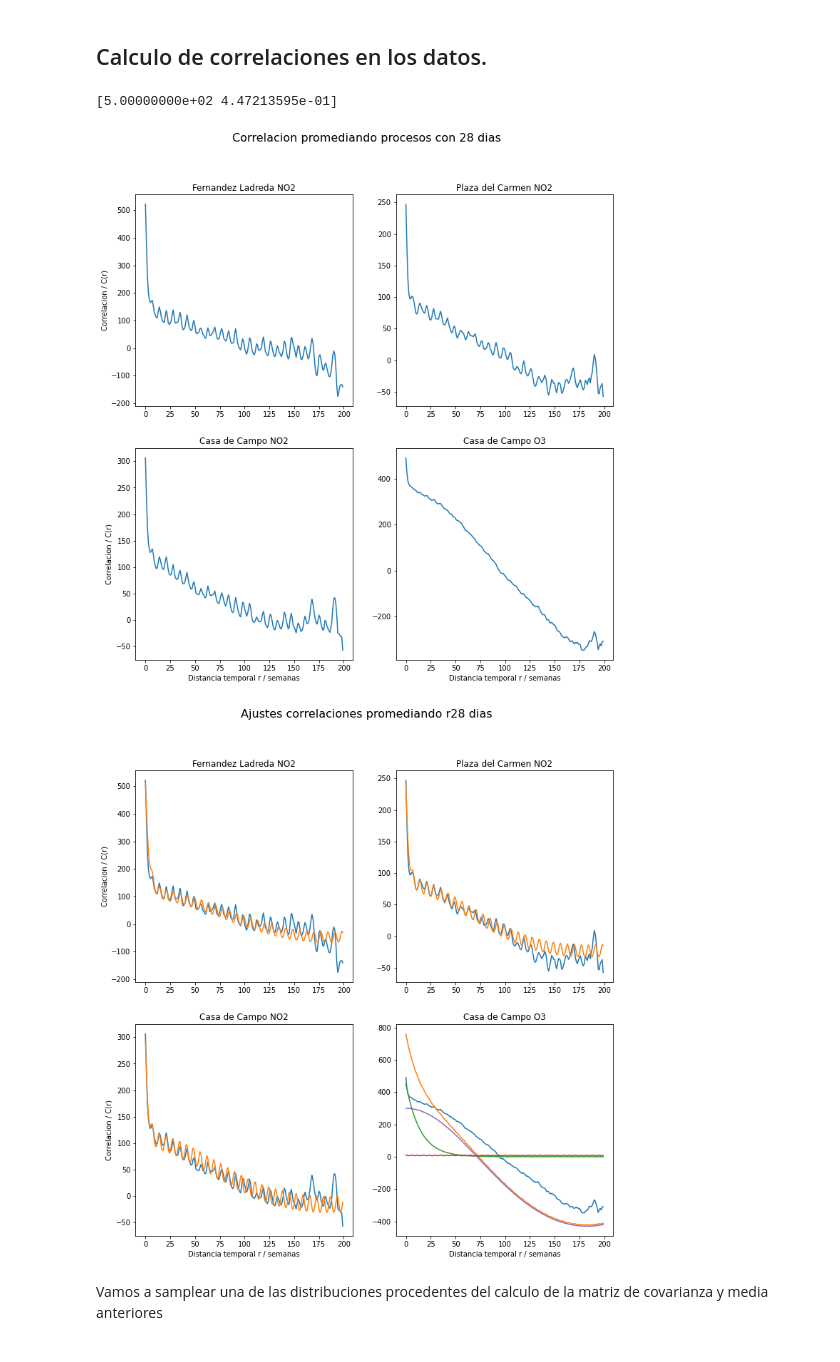
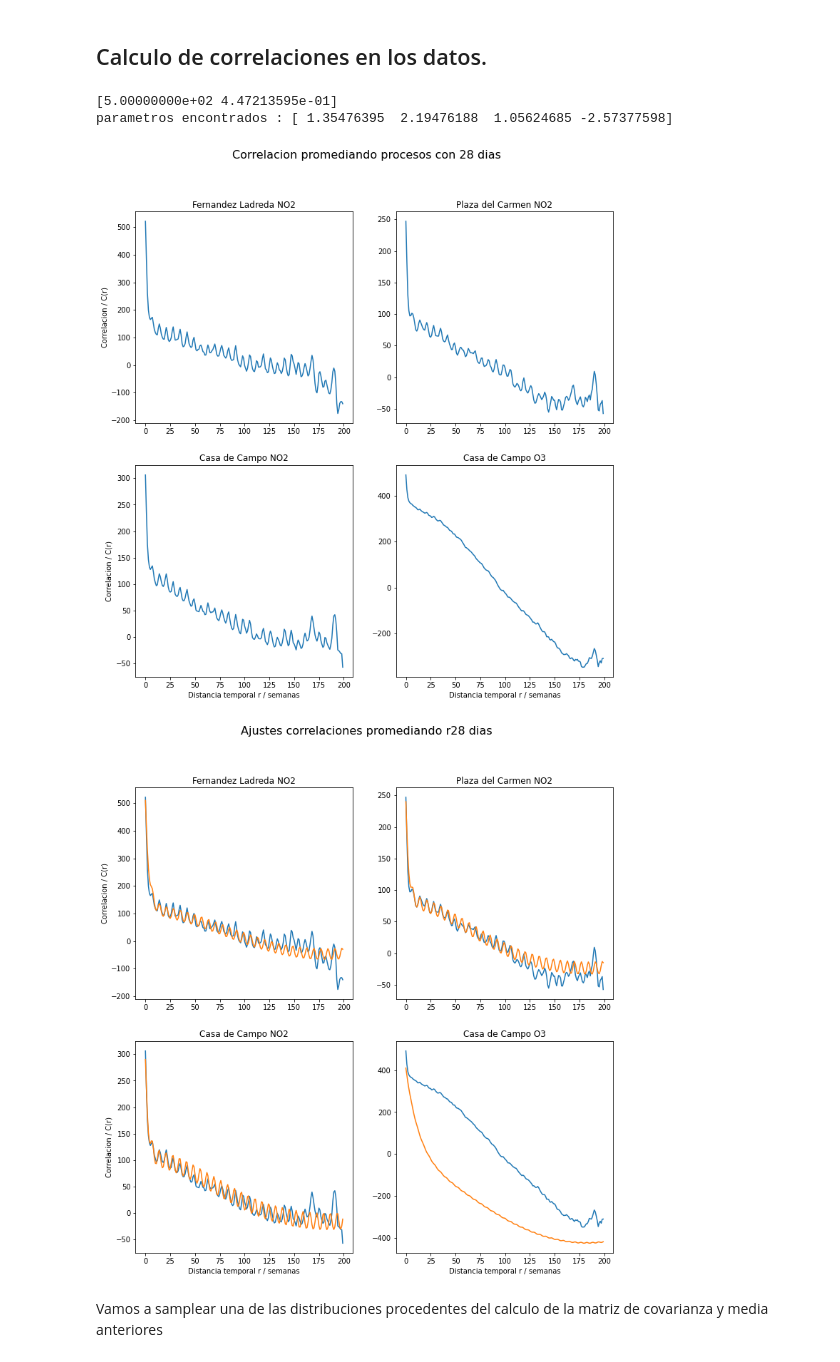
Before and after one commit to juanlu29/juanlu29, a Jupyter notebook: preprocesadoDatosContaminacionMadrid.ipynb, the cells around one changed output. Drawn from its saved outputs; the diff is of its cells as text; code cells hidden in the pictures.

```diff
--- a/preprocesadoDatosContaminacionMadrid.ipynb
+++ b/preprocesadoDatosContaminacionMadrid.ipynb
@@ -446,11 +446,11 @@ ajuste_cpno2 = ajuste_cpno2_0 + ajuste_cpno2_1 + ajuste_cpno2_2
 
 #ajuste_cpno2 +=  objective1(aproximacion1_x, 100., 1./4., 13.,0.)
 print(popt)
-ajuste_cpo3_0 =  objective(aproximacion1_x, 450., 0., 1./3.8)
+ajuste_cpo3_0 =  objective(aproximacion1_x, 500., 0., 1./3.8)
 
 ajuste_cpo3_1 = objective1(aproximacion1_x, 10., 1./4., 13.1,0.)
 
-ajuste_cpo3_2 = objective2(aproximacion1_x, 1500., 1./3., np.pi/365.,-1200.)
+ajuste_cpo3_2 = objective2(aproximacion1_x, 680., 1./3., np.pi/365.,-780.)
 
 ajuste_cpo3 = ajuste_cpo3_0 + ajuste_cpo3_1 + ajuste_cpo3_2
 
@@ -458,13 +458,12 @@ ajuste_cpo3 = ajuste_cpo3_0 + ajuste_cpo3_1 + ajuste_cpo3_2
 #oscilaciones = correlaciones_56NO2_r28.CorrEstProm - ajuste_fl
 
 # curve fi
-#popt, _ = curve_fit(objective1, np.arange(p28),correlaciones_03O3_r28.CorrEstProm, jac=jacobiano1 )
+popt, _ = curve_fit(objective2, np.arange(p28),correlaciones_03O3_r28.CorrEstProm, bounds = ((0,1e-10,np.pi/200,-np.inf),(np.inf,np.inf,np.inf,0.)), jac=jacobiano2 )
 # summarize the parameter values
-#b, l2, omega1, d = popt
-#print("parametros encontrados :",popt)
+b, l2, omega2, d = popt
+print("parametros encontrados :",popt)
 
-#ajuste_cpo3 =  prueba(aproximacion1_x, a, d, l1, b, l2, omega, c, l3, omega2)
-#ajuste = ajuste_fl + ajuste_fl_2
+#ajuste_cpo3 =  objective2(aproximacion1_x, b, l2, omega2, d)
 
 ax11b.plot(r28,correlaciones_56NO2_r28.CorrEstProm)
 
@@ -512,9 +511,9 @@ ax21b_j.plot(aproximacion1_x,ajuste_cpno2)
 
 ax22b_j.plot(r28,correlaciones_03O3_r28.CorrEstProm)
 ax22b_j.plot(aproximacion1_x,ajuste_cpo3)
-ax22b_j.plot(aproximacion1_x,ajuste_cpo3_0)
-ax22b_j.plot(aproximacion1_x,ajuste_cpo3_1)
-ax22b_j.plot(aproximacion1_x,ajuste_cpo3_2)
+#ax22b_j.plot(aproximacion1_x,ajuste_cpo3_0)
+#ax22b_j.plot(aproximacion1_x,ajuste_cpo3_1)
+#ax22b_j.plot(aproximacion1_x,ajuste_cpo3_2)
 #ax22b.plot(r28,correlaciones_56NO2_r28.Media)
 
 grid_plots_ajustes.suptitle('Ajustes correlaciones promediando r28 dias',fontsize=16)
@@ -536,34 +535,35 @@ grid_plots_ajustes.show()
 
 
 # Particionado en 190 subprocesos estocásticos
 
 
 #ax11c.plot(r190,correlaciones_56NO2_r190.CorrEstProm)
 
 #ax12c.plot(r190,correlaciones_24NO2_r190.CorrEstProm)
 
 #ax21c.plot(r190,correlaciones_03NO2_r190.CorrEstProm)
 
 #ax22c.plot(r190,correlaciones_03O3_r190.CorrEstProm)
 
 #grid_plots_datos_190.suptitle('Correlacion promediando 190 veces',fontsize=16)
 #ax11c.set_ylabel("Correlacion / C(r)")
 #ax21c.set_ylabel("Correlacion / C(r)")
 #ax21c.set_xlabel("Distancia temporal r / semanas")
 #ax22c.set_xlabel("Distancia temporal r / semanas")
 
 
 #ax11c.text(1.5,600,"Fernandez Ladreda NO2")
 #ax12c.text(1.5,280,"Plaza del Carmen NO2")
 #ax21c.text(1.5,350,"Casa de Campo NO2")
 #ax22c.text(1.5,500,"Casa de Campo O3")
 
 
 #grid_plots_datos_190.show()
 # %% [output]
 [5.00000000e+02 4.47213595e-01]
+parametros encontrados : [ 1.35476395  2.19476188  1.05624685 -2.57377598]
 [figure]
-[figure, old version]
+[figure, new version]
 # %% [markdown]
 Vamos a samplear una de las distribuciones procedentes del calculo de la matriz de covarianza y media anteriores
 # %%
```
